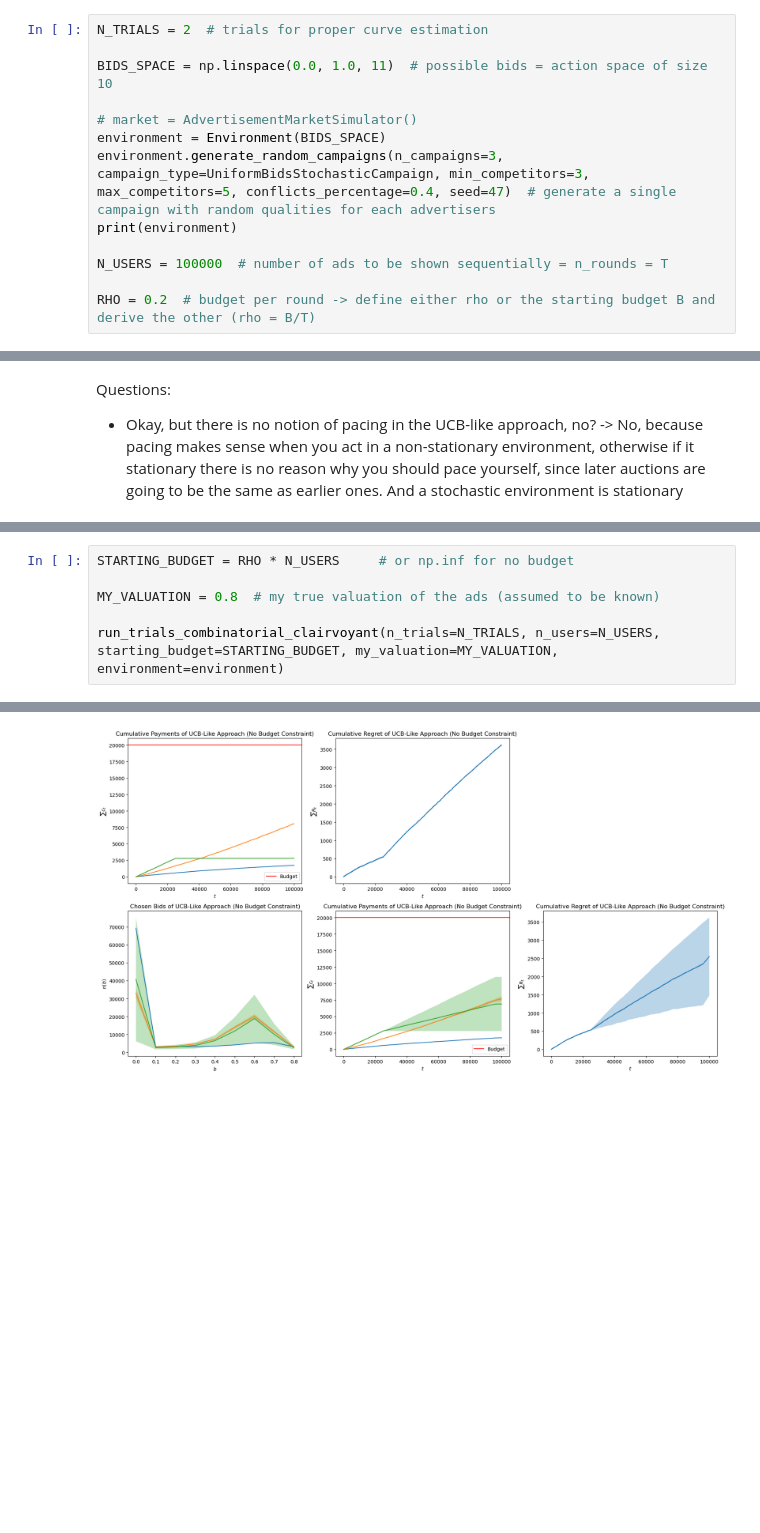
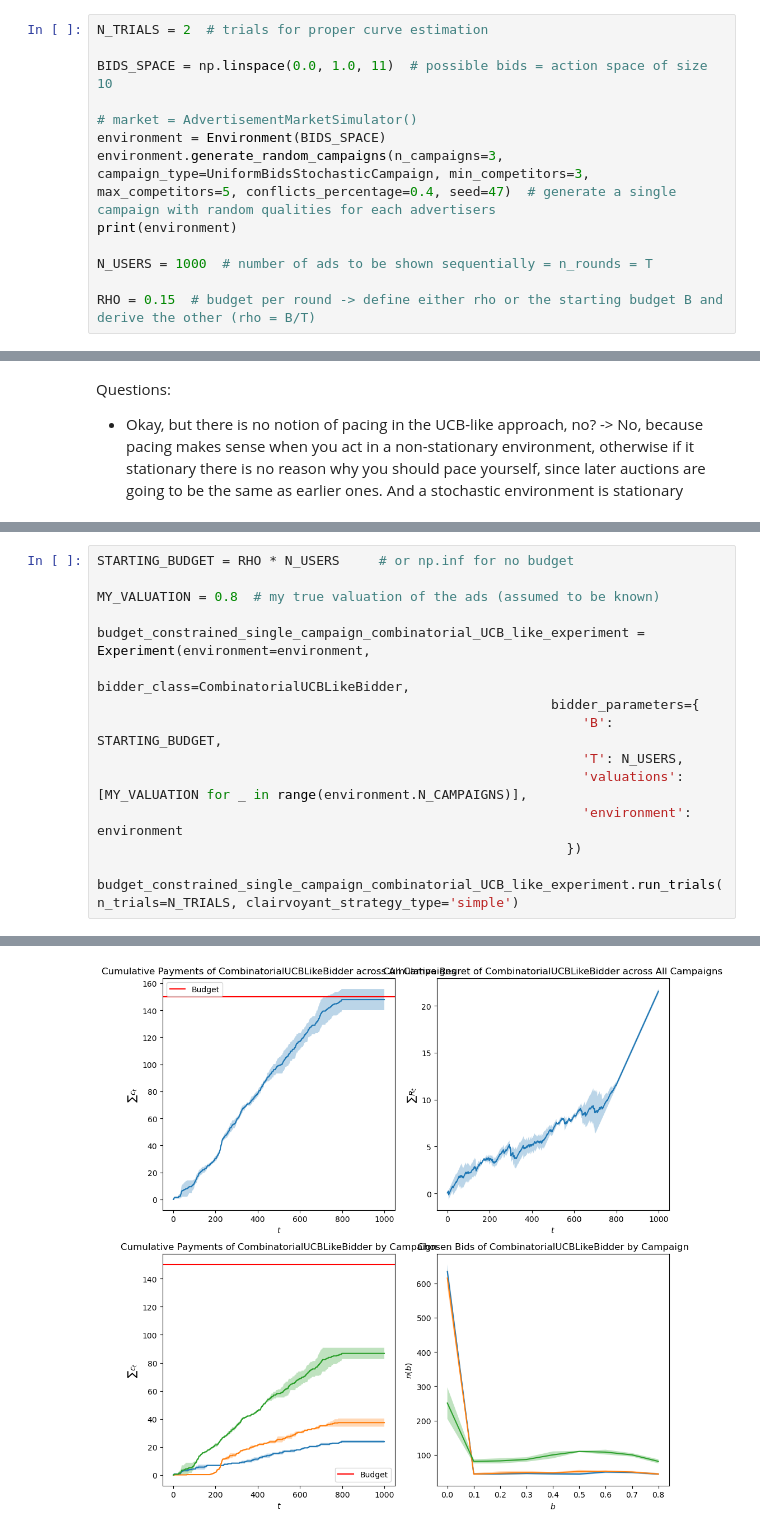
Before and after one commit to Richypiants/online-learning-applications-project-2025-2026, a Jupyter notebook: requirement_2.ipynb, the cells around one changed output, grey strips where cells are left out. Drawn from its saved outputs; the diff is of its cells as text; blank space fills up the shorter version.

Commit message:
Refactoring of experiments adding a dedicated generalized class

```diff
--- a/requirement_2.ipynb
+++ b/requirement_2.ipynb
@@ -42,9 +43,9 @@ environment = Environment(BIDS_SPACE)
 environment.generate_random_campaigns(n_campaigns=3, campaign_type=UniformBidsStochasticCampaign, min_competitors=3, max_competitors=5, conflicts_percentage=0.4, seed=47)  # generate a single campaign with random qualities for each advertisers
 print(environment)
 
-N_USERS = 100000  # number of ads to be shown sequentially = n_rounds = T
+N_USERS = 1000  # number of ads to be shown sequentially = n_rounds = T
 
-RHO = 0.2  # budget per round -> define either rho or the starting budget B and derive the other (rho = B/T)
+RHO = 0.15  # budget per round -> define either rho or the starting budget B and derive the other (rho = B/T)
 # %% [output]
 -- ENVIRONMENT: --
 Bids space: [0.  0.1 0.2 0.3 0.4 0.5 0.6 0.7 0.8 0.9 1. ]
@@ -211,6 +79,15 @@ STARTING_BUDGET = RHO * N_USERS     # or np.inf for no budget
 
 MY_VALUATION = 0.8  # my true valuation of the ads (assumed to be known)
 
-run_trials_combinatorial_clairvoyant(n_trials=N_TRIALS, n_users=N_USERS, starting_budget=STARTING_BUDGET, my_valuation=MY_VALUATION, environment=environment)
+budget_constrained_single_campaign_combinatorial_UCB_like_experiment = Experiment(environment=environment,
+                                                          bidder_class=CombinatorialUCBLikeBidder,
+                                                          bidder_parameters={
+                                                              'B': STARTING_BUDGET,
+                                                              'T': N_USERS,
+                                                              'valuations': [MY_VALUATION for _ in range(environment.N_CAMPAIGNS)],
+                                                              'environment': environment
+                                                            })
+
+budget_constrained_single_campaign_combinatorial_UCB_like_experiment.run_trials(n_trials=N_TRIALS, clairvoyant_strategy_type='simple')
 # %% [output]
 Clairvoyant - combinatorial over campaigns - simple version
@@ -227 +103 @@ Clairvoyant - combinatorial over campaigns - simple version
-[figure, old version]
+[figure, new version]
```
Also changed, not shown: parts of 4 cells of this notebook, 6 other files.
